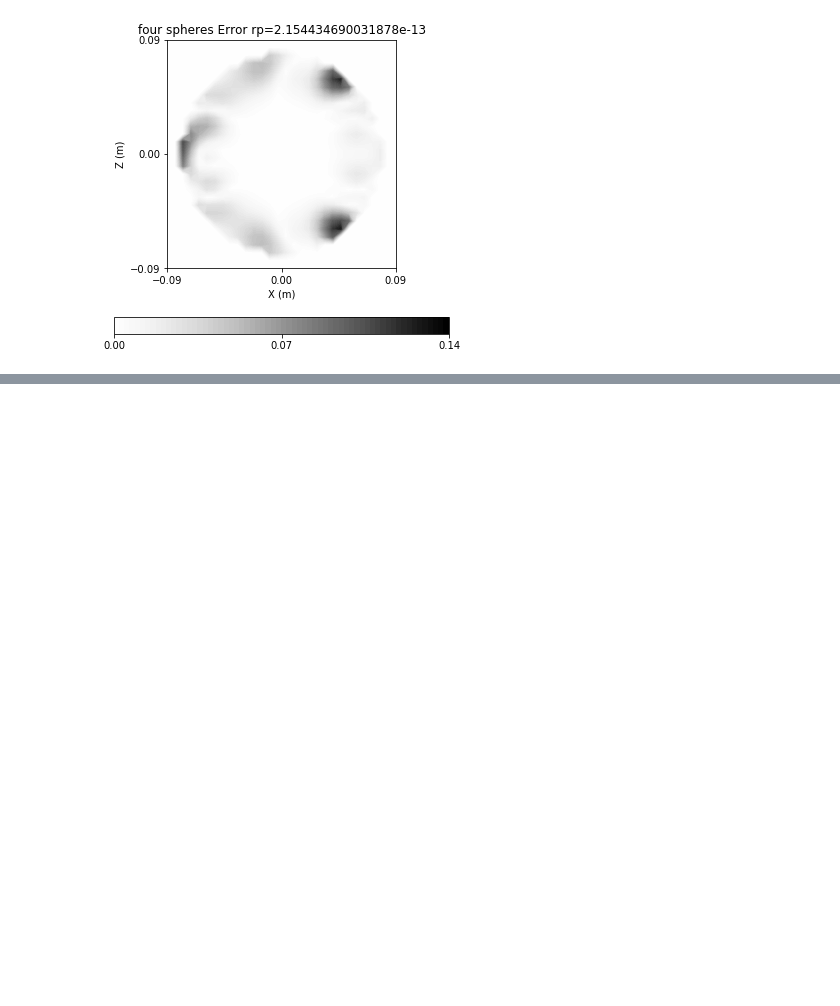
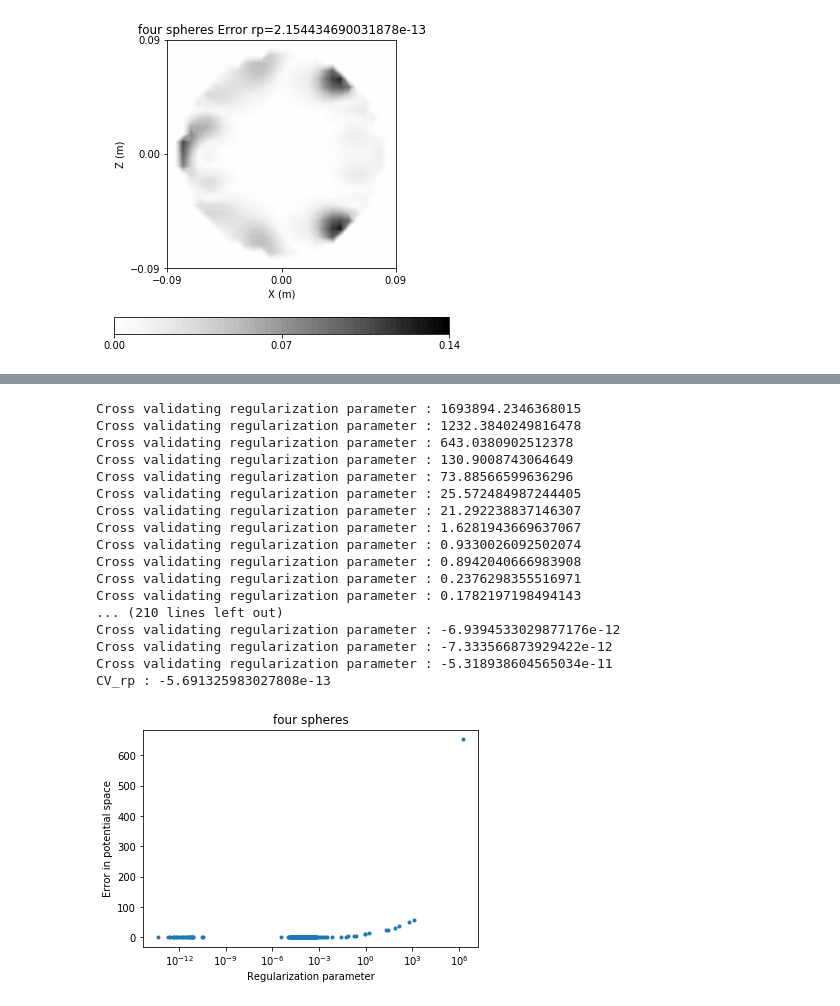
Before and after one commit to Neuroinflab/kESI, a Jupyter notebook: extras/validation/reconstruction_with_cv.ipynb, the cells around one changed output, grey strips where cells are left out. Cells and saved outputs as stored; diff of their text form; code cells hidden in the pictures; blank space fills up the shorter version.

```diff
--- a/extras/validation/reconstruction_with_cv.ipynb
+++ b/extras/validation/reconstruction_with_cv.ipynb
@@ -205,0 +327,23 @@ diff = true_csd - est_csd
+# %%
+rp_eigenvals = eigenvalues[:]
+rp_ev, ev_err = cross_validate(loadable_reconstructor, potential[src_nr], rp_eigenvals)
+plot_cv_errors(rp_eigenvals, ev_err, sphere, src_nr, path)
+# %% [output]
+Cross validating regularization parameter : 1693894.2346368015
+Cross validating regularization parameter : 1232.3840249816478
+Cross validating regularization parameter : 643.0380902512378
+Cross validating regularization parameter : 130.9008743064649
+Cross validating regularization parameter : 73.88566599636296
+Cross validating regularization parameter : 25.572484987244405
+Cross validating regularization parameter : 21.292238837146307
+Cross validating regularization parameter : 1.6281943669637067
+Cross validating regularization parameter : 0.9330026092502074
+Cross validating regularization parameter : 0.8942040666983908
+Cross validating regularization parameter : 0.2376298355516971
+Cross validating regularization parameter : 0.1782197198494143
+... (210 lines left out)
+Cross validating regularization parameter : -6.9394533029877176e-12
+Cross validating regularization parameter : -7.333566873929422e-12
+Cross validating regularization parameter : -5.318938604565034e-11
+CV_rp : -5.691325983027808e-13
+[figure, added]
```
Also changed, not shown: parts of 40 cells of this notebook.
